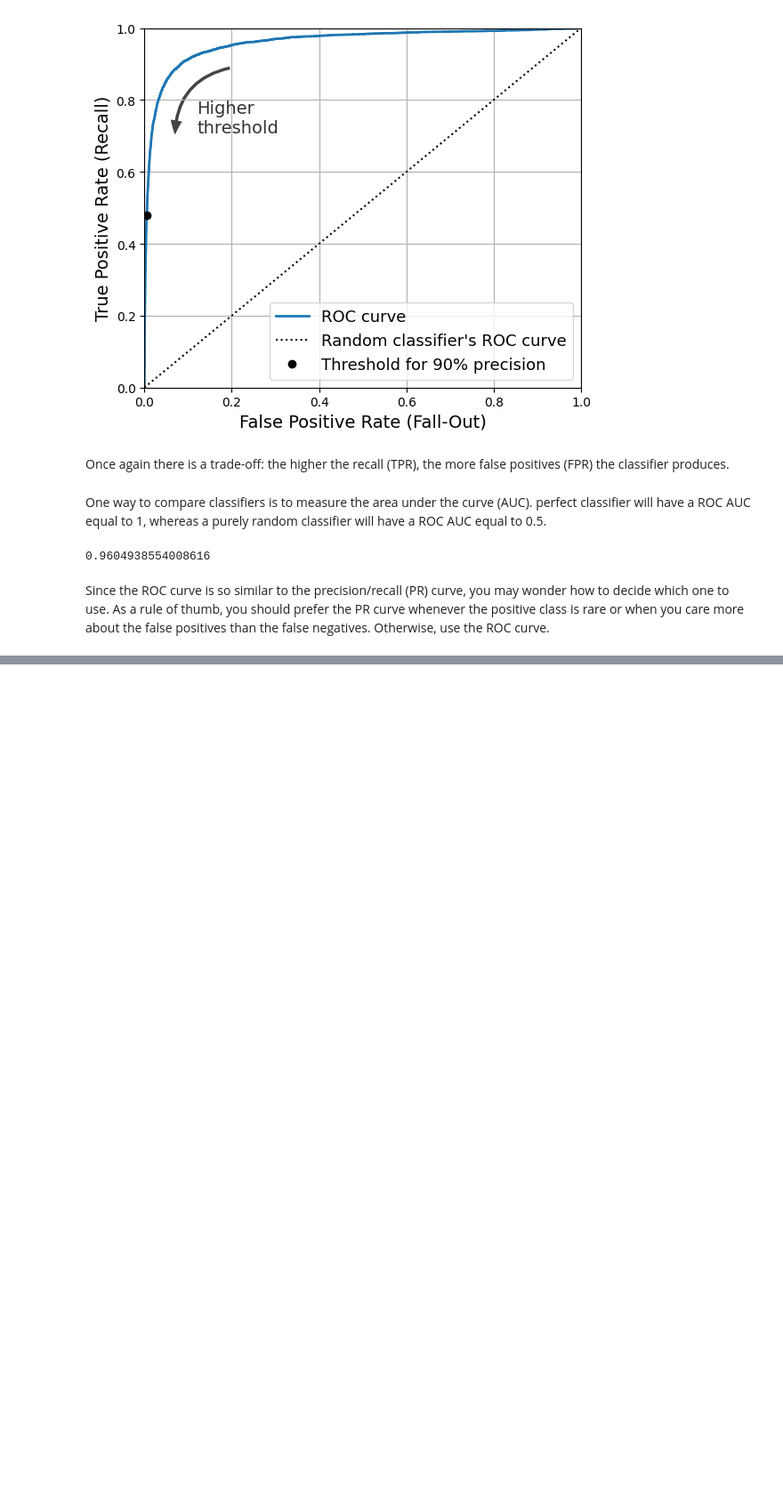
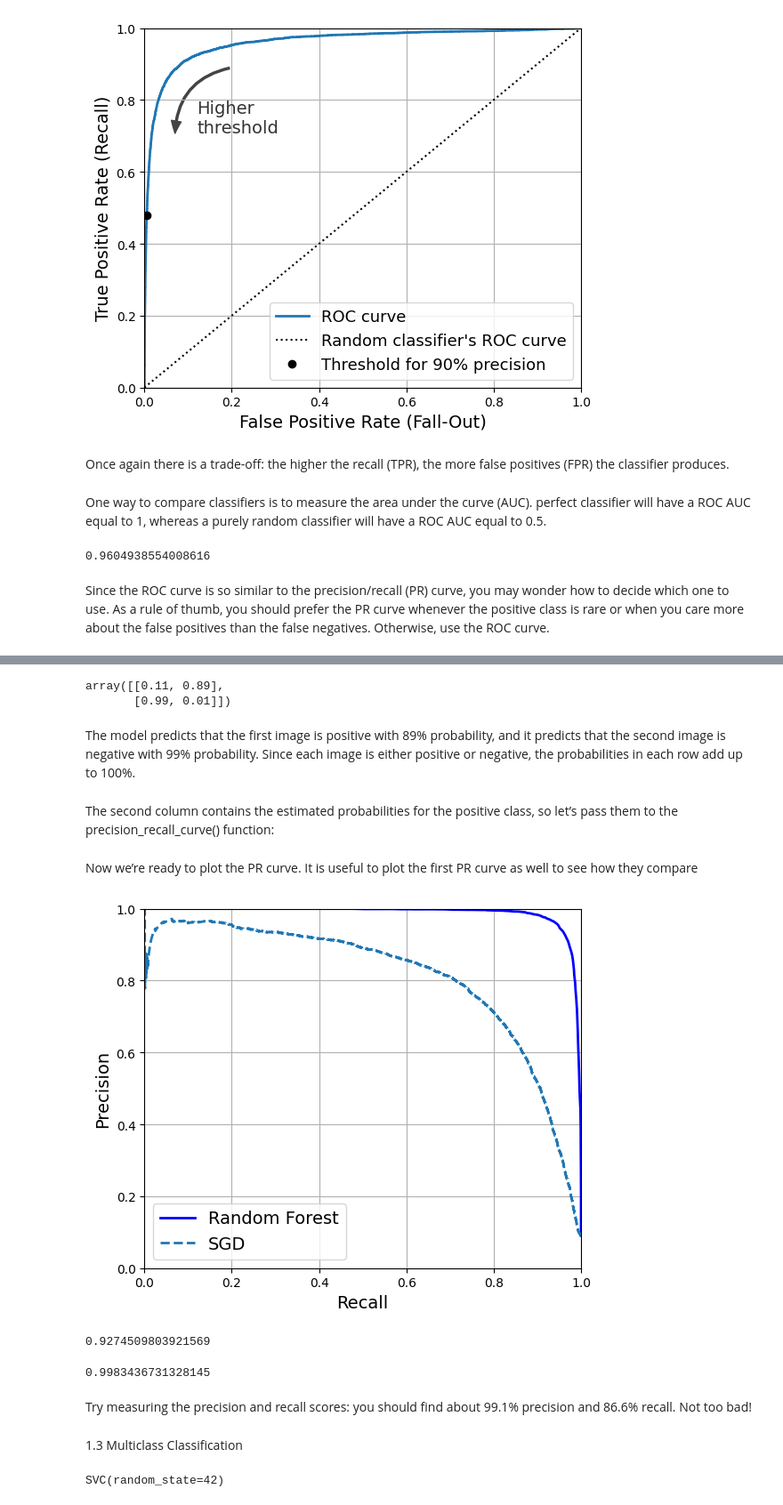
Before and after one commit to jmonaste/AI-Journey, a Jupyter notebook: 02-MachineLearning/01-Hands-On-Machine-Learning/02-Classification/01-Classification.ipynb, the cells around one changed output, grey strips where cells are left out. Shown at 89% size. Saved outputs shown, nothing was run; the diff lists cells and outputs as text; code cells hidden in the pictures; blank space fills up the shorter version.

```diff
--- a/02-MachineLearning/01-Hands-On-Machine-Learning/02-Classification/01-Classification.ipynb
+++ b/02-MachineLearning/01-Hands-On-Machine-Learning/02-Classification/01-Classification.ipynb
@@ -410,0 +413,3 @@ Since the ROC curve is so similar to the precision/recall (PR) curve, you may wo
+# %%
+from sklearn.ensemble import RandomForestClassifier
+forest_clf = RandomForestClassifier(random_state=42)
@@ -410,0 +420,3 @@ Since the ROC curve is so similar to the precision/recall (PR) curve, you may wo
+# %%
+y_probas_forest = cross_val_predict(forest_clf, X_train, y_train_5, cv=3,
+                                    method="predict_proba")
@@ -410,0 +425,53 @@ Since the ROC curve is so similar to the precision/recall (PR) curve, you may wo
+# %%
+y_probas_forest[:2]
+# %% [output]
+array([[0.11, 0.89],
+       [0.99, 0.01]])
+# %% [markdown]
+The model predicts that the first image is positive with 89% probability, and it predicts that the second image is negative with 99% probability. Since each image is either positive or negative, the probabilities in each row add up to 100%.
+# %% [markdown]
+The second column contains the estimated probabilities for the positive class, so let’s pass them to the precision_recall_curve() function:
+# %%
+y_scores_forest = y_probas_forest[:, 1]
+precisions_forest, recalls_forest, thresholds_forest = precision_recall_curve(
+    y_train_5, y_scores_forest)
+# %% [markdown]
+Now we’re ready to plot the PR curve. It is useful to plot the first PR curve as well to see how they compare
+# %%
+plt.figure(figsize=(6, 5))  # extra code – not needed, just formatting
+
+plt.plot(recalls_forest, precisions_forest, "b-", linewidth=2,
+         label="Random Forest")
+plt.plot(recalls, precisions, "--", linewidth=2, label="SGD")
+
+# extra code – just beautifies and saves Figure 3–8
+plt.xlabel("Recall")
+plt.ylabel("Precision")
+plt.axis([0, 1, 0, 1])
+plt.grid()
+plt.legend(loc="lower left")
+save_fig("pr_curve_comparison_plot")
+
+plt.show()
+# %% [output]
+[figure, added]
+# %%
+y_train_pred_forest = y_probas_forest[:, 1] >= 0.5  # positive proba ≥ 50%
+f1_score(y_train_5, y_train_pred_forest)
+# %% [output]
+0.9274509803921569
+# %%
+roc_auc_score(y_train_5, y_scores_forest)
+# %% [output]
+0.9983436731328145
+# %% [markdown]
+Try measuring the precision and recall scores: you should find about 99.1% precision and 86.6% recall. Not too bad!
+# %% [markdown]
+1.3 Multiclass Classification
+# %%
+from sklearn.svm import SVC
+
+svm_clf = SVC(random_state=42)
+svm_clf.fit(X_train[:2000], y_train[:2000])  # y_train, not y_train_5
+# %% [output]
+SVC(random_state=42)
```
Also changed, not shown: parts of 30 cells of this notebook.
